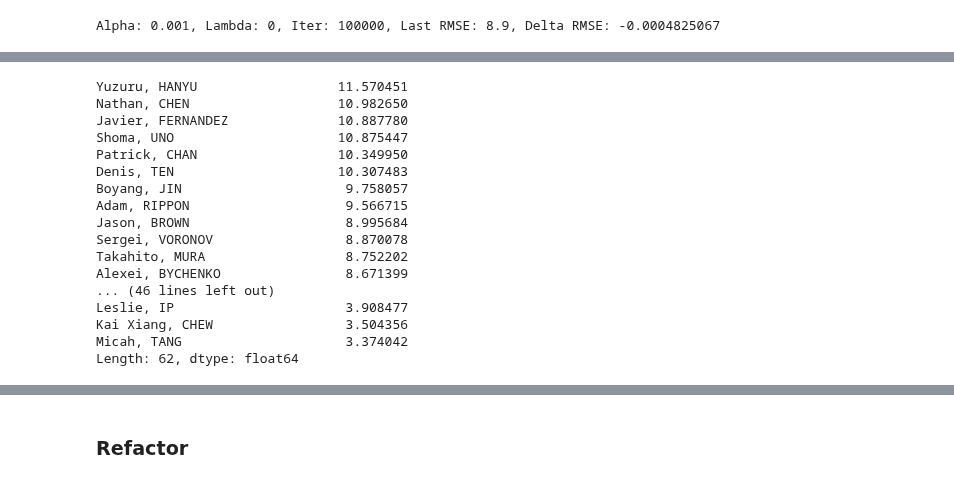
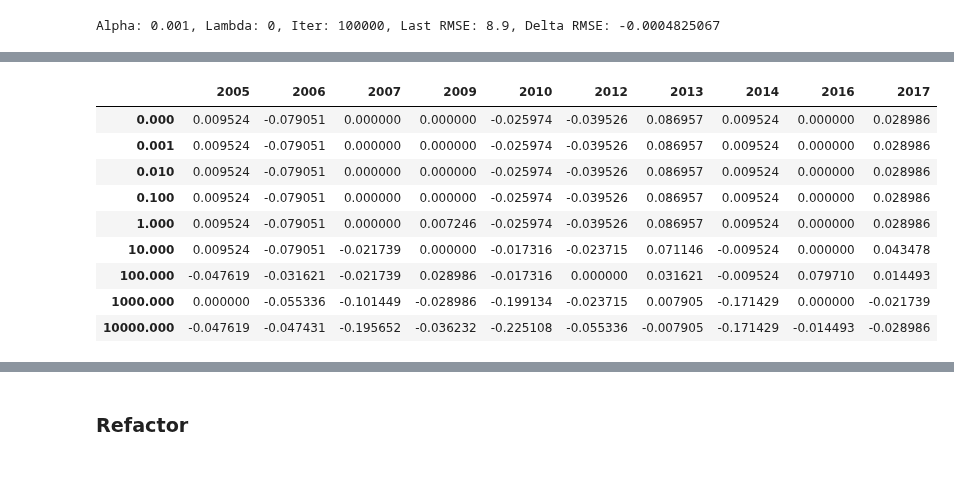
Before and after one commit to khanhnguyendata/skate_predict, a Jupyter notebook: analysis_part2.ipynb, the cells around one changed output, grey strips where cells are left out. Saved outputs shown, nothing was run; the diff lists cells and outputs as text; code cells hidden in the pictures.

Commit message:
Clean up utils.py and get data for lambda and early stopping of 1-factor hybrid model:

```diff
--- a/analysis_part2.ipynb
+++ b/analysis_part2.ipynb
@@ -461,2 +448,3 @@ ValueError: Integers to negative integer powers are not allowed.
 # %%
-lambda_values = [0] + list(10**np.arange(-4, 4, dtype=float)) + list(np.arange)
+lambda_values = [0] + list(10**np.arange(-3, 5, dtype=float))
+lambda_values
@@ -506,2 +496,2 @@ Alpha: 5e-05, Lambda: 10000, Iter: 1000, Last RMSE: 35.65, Delta RMSE: -5.26426e
 # %%
-pd.DataFrame(taus_lambda_by_year, index=lambda_values)
+taus_lambda_by_year = pd.DataFrame(taus_lambda_by_year, index=lambda_values)
@@ -519,20 +498,18 @@ pd.DataFrame(taus_lambda_by_year, index=lambda_values)
-# %%
-skater_scores_lambda[0]
-# %% [output]
-Yuzuru, HANYU                  11.570451
-Nathan, CHEN                   10.982650
-Javier, FERNANDEZ              10.887780
-Shoma, UNO                     10.875447
-Patrick, CHAN                  10.349950
-Denis, TEN                     10.307483
-Boyang, JIN                     9.758057
-Adam, RIPPON                    9.566715
-Jason, BROWN                    8.995684
-Sergei, VORONOV                 8.870078
-Takahito, MURA                  8.752202
-Alexei, BYCHENKO                8.671399
-... (46 lines left out)
-Leslie, IP                      3.908477
-Kai Xiang, CHEW                 3.504356
-Micah, TANG                     3.374042
-Length: 62, dtype: float64
+# %%
+avg = AverageScore()
+avg_df = avg.evaluate_over_years(train_years, season_train, world_train)
+# %%
+tau_diffs_lambda = taus_lambda_by_year - avg_df['tau'].values
+# %%
+tau_diffs_lambda
+# %% [output]
+|  | 2005 | 2006 | 2007 | 2009 | 2010 | 2012 | 2013 | 2014 | 2016 | 2017 |
+| 0.000 | 0.009524 | -0.079051 | 0.000000 | 0.000000 | -0.025974 | -0.039526 | 0.086957 | 0.009524 | 0.000000 | 0.028986 |
+| 0.001 | 0.009524 | -0.079051 | 0.000000 | 0.000000 | -0.025974 | -0.039526 | 0.086957 | 0.009524 | 0.000000 | 0.028986 |
+| 0.010 | 0.009524 | -0.079051 | 0.000000 | 0.000000 | -0.025974 | -0.039526 | 0.086957 | 0.009524 | 0.000000 | 0.028986 |
+| 0.100 | 0.009524 | -0.079051 | 0.000000 | 0.000000 | -0.025974 | -0.039526 | 0.086957 | 0.009524 | 0.000000 | 0.028986 |
+| 1.000 | 0.009524 | -0.079051 | 0.000000 | 0.007246 | -0.025974 | -0.039526 | 0.086957 | 0.009524 | 0.000000 | 0.028986 |
+| 10.000 | 0.009524 | -0.079051 | -0.021739 | 0.000000 | -0.017316 | -0.023715 | 0.071146 | -0.009524 | 0.000000 | 0.043478 |
+| 100.000 | -0.047619 | -0.031621 | -0.021739 | 0.028986 | -0.017316 | 0.000000 | 0.031621 | -0.009524 | 0.079710 | 0.014493 |
+| 1000.000 | 0.000000 | -0.055336 | -0.101449 | -0.028986 | -0.199134 | -0.023715 | 0.007905 | -0.171429 | 0.000000 | -0.021739 |
+| 10000.000 | -0.047619 | -0.047431 | -0.195652 | -0.036232 | -0.225108 | -0.055336 | -0.007905 | -0.171429 | -0.014493 | -0.028986 |
```
Also changed, not shown: parts of 17 cells of this notebook, 3 other files.
